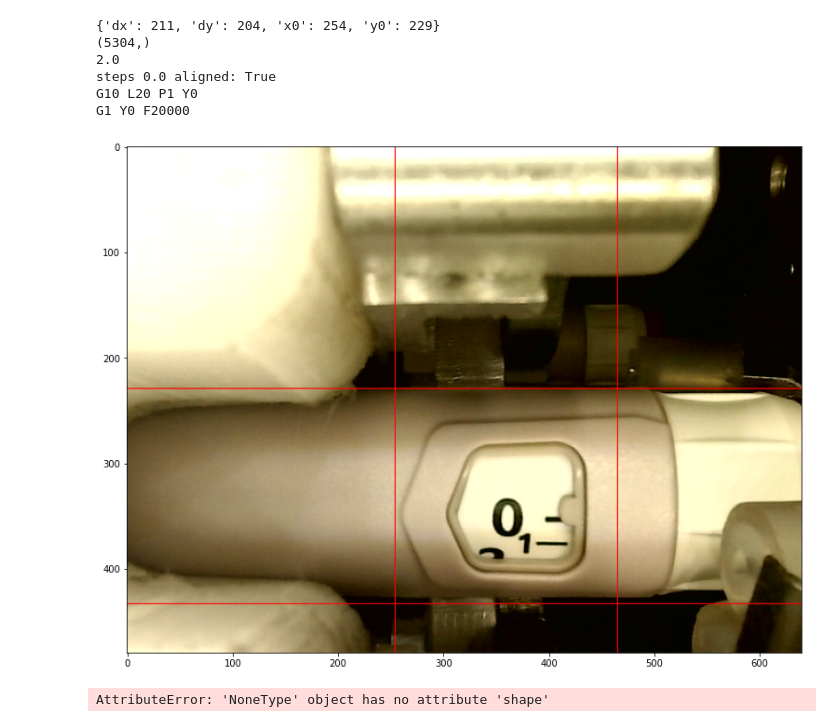
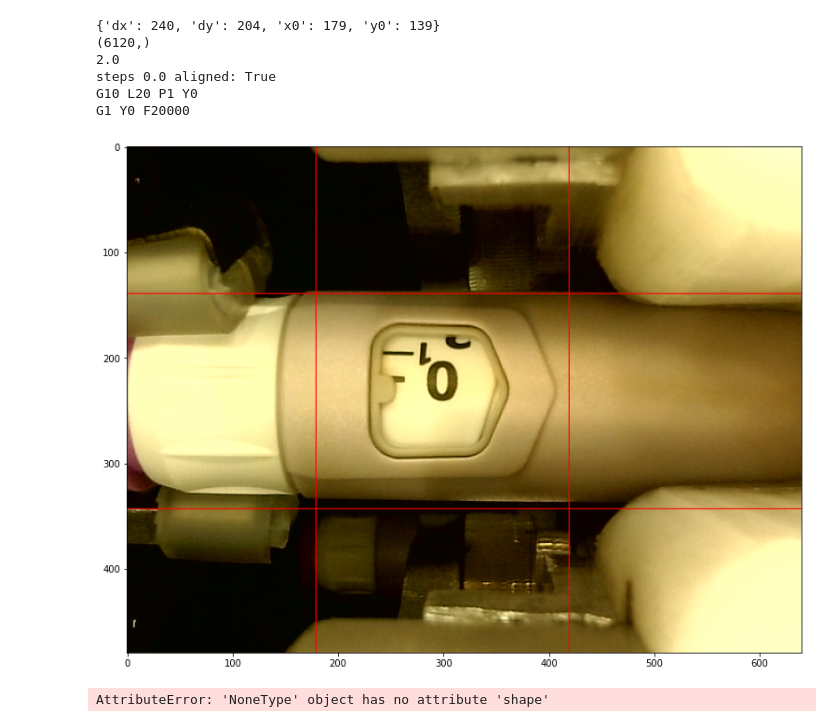
Before and after one commit to hamedty/pm, a Jupyter notebook: server/vision/vision_debug.ipynb, the cells around one changed output. Cells and saved outputs as stored; diff of their text form; code cells hidden in the pictures.

```diff
--- a/server/vision/vision_debug.ipynb
+++ b/server/vision/vision_debug.ipynb
@@ -14,7 +14,7 @@ def load_data():
         data = json.loads(f.read())
     return data
 
-node = '109'
+node = '104'
 component = 'dosing'
 
 data = load_data()
@@ -47,36 +47,36 @@ print(cls)
 #     plt.figure(i)
 #     plt.imshow(coefs[i])
 #     plt.show()
 
 
 step_per_rev = 360
 class_per_rev = 100
 p = 1.0 / class_per_rev * step_per_rev
 cls = cls-2
 if cls <= 0:
     cls = -cls
 elif cls <= 33:
     cls = class_per_rev - cls
 else:
     cls = 25
 
 steps = -cls * p
 aligned = bool(abs(cls) < 3)  # np.bool_ to bool
 print('steps', steps, 'aligned:', aligned)
 
 axis = {'holder': 'X', 'dosing': 'Y'}[component]
 command = ''
 command += 'G10 L20 P1 %s0\n' % axis
 command += 'G1 %s%d F20000\n' % (axis, steps)
 print(command)
 # %% [output]
-{'dx': 211, 'dy': 204, 'x0': 254, 'y0': 229}
-(5304,)
+{'dx': 240, 'dy': 204, 'x0': 179, 'y0': 139}
+(6120,)
 2.0
 steps 0.0 aligned: True
 G10 L20 P1 Y0
 G1 Y0 F20000
-[figure, old version]
+[figure, new version]
 # %%
 frame = cv2.imread('../dump/data/a.png')
 print(frame.shape)
```
Also changed, not shown: 12 other files.
